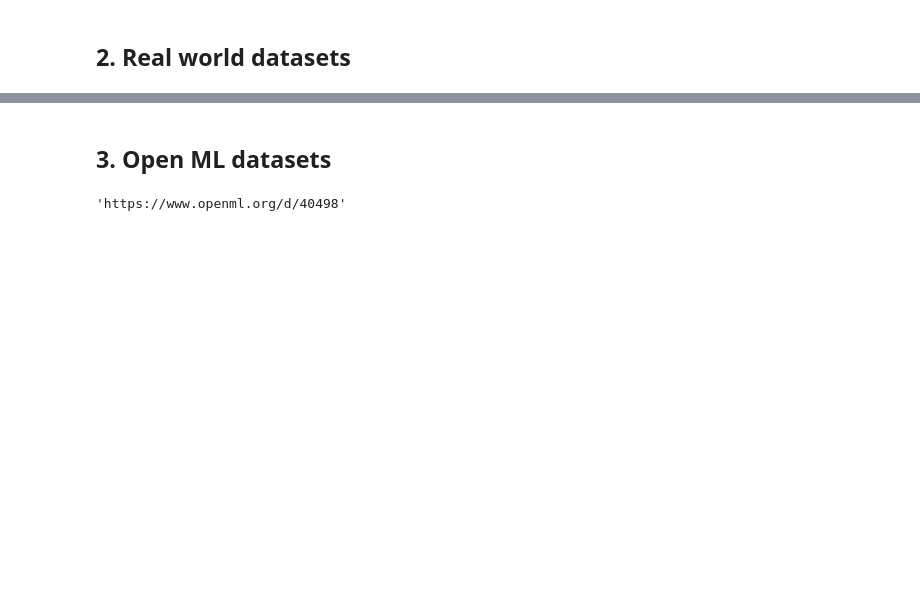
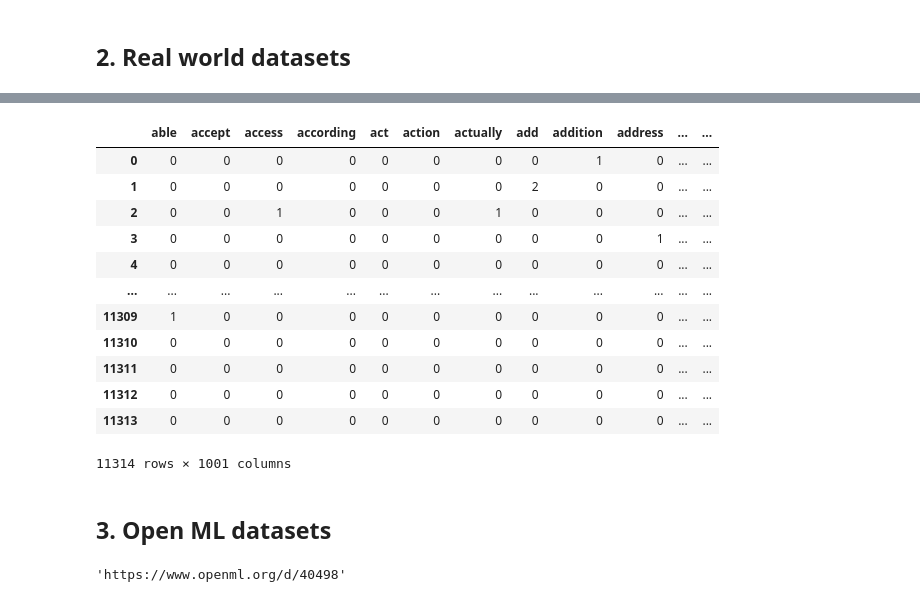
Before and after one commit to ancestor9/Scikit-learn-model-selection-evaluation, a Jupyter notebook: seminar_note_load_dataset.ipynb, the cells around one changed output, grey strips where cells are left out. Saved outputs shown, nothing was run; the diff lists cells and outputs as text; code cells hidden in the pictures; blank space fills up the shorter version.

```diff
--- a/seminar_note_load_dataset.ipynb
+++ b/seminar_note_load_dataset.ipynb
@@ -137,0 +145,22 @@ dict_keys(['data', 'filenames', 'target_names', 'target', 'DESCR'])
+# %%
+import re
+
+def clean_text(text):
+    # 1. 이메일 주소 제거
+    text = re.sub(r'[a-zA-Z0-9._%+-]+@[a-zA-Z0-9.-]+\.[a-zA-Z]{2,}', '', text)
+    # 2. 알파벳과 공백을 제외한 모든 문자(특수문자, 숫자, 이스케이프 문장부호 등) 제거
+    text = re.sub(r'[^a-zA-Z\s]', ' ', text)
+    # 3. 영문 대소문자 통일 (소문자화)
+    text = text.lower()
+    # 4. 2자 미만의 단어 제거 (단어 길이가 1인 알파벳 제거, 선택 사항)
+    text = ' '.join([word for word in text.split() if len(word) > 1])
+    # 5. 연속된 공백 하나로 축소 및 양끝 공백 제거
+    text = re.sub(r'\s+', ' ', text).strip()
+
+    return text
+
+# DataFrame의 contents 컬럼에 전처리 함수 적용
+df['clean_contents'] = df['contents'].apply(clean_text)
+
+# 결과 확인
+df[['contents', 'clean_contents', 'target']].head()
@@ -138,3 +174,38 @@ dict_keys(['data', 'filenames', 'target_names', 'target', 'DESCR'])
+# %%
+import pandas as pd
+from sklearn.feature_extraction.text import CountVectorizer
+
+# 1. CountVectorizer 객체 생성 (불용어 제거 및 메모리 관리를 위해 상위 1,000개 단어 추출)
+cv = CountVectorizer(stop_words='english', max_features=1000)
+
+# 2. clean_contents 텍스트 수치화 (희소 행렬 생성)
+X_cv = cv.fit_transform(df['clean_contents'])
+
+# 3. 추출된 단어(Word) 리스트를 컬럼명으로 가져오기
+words = cv.get_feature_names_out()
+
+# 4. 수치화된 행렬을 데이터프레임으로 변환 (단어들을 컬럼명으로 설정)
+df_count_vector = pd.DataFrame(X_cv.toarray(), columns=words)
+
+# 5. 기존의 target 컬럼을 맨 뒤에 결합 (선택 사항)
+df_count_vector['target'] = df['target'].values
+
+# 결과 확인
+df_count_vector
+# %% [output]
+|  | able | accept | access | according | act | action | actually | add | addition | address | ... | ... |
+| 0 | 0 | 0 | 0 | 0 | 0 | 0 | 0 | 0 | 1 | 0 | ... | ... |
+| 1 | 0 | 0 | 0 | 0 | 0 | 0 | 0 | 2 | 0 | 0 | ... | ... |
+| 2 | 0 | 0 | 1 | 0 | 0 | 0 | 1 | 0 | 0 | 0 | ... | ... |
+| 3 | 0 | 0 | 0 | 0 | 0 | 0 | 0 | 0 | 0 | 1 | ... | ... |
+| 4 | 0 | 0 | 0 | 0 | 0 | 0 | 0 | 0 | 0 | 0 | ... | ... |
+| ... | ... | ... | ... | ... | ... | ... | ... | ... | ... | ... | ... | ... |
+| 11309 | 1 | 0 | 0 | 0 | 0 | 0 | 0 | 0 | 0 | 0 | ... | ... |
+| 11310 | 0 | 0 | 0 | 0 | 0 | 0 | 0 | 0 | 0 | 0 | ... | ... |
+| 11311 | 0 | 0 | 0 | 0 | 0 | 0 | 0 | 0 | 0 | 0 | ... | ... |
+| 11312 | 0 | 0 | 0 | 0 | 0 | 0 | 0 | 0 | 0 | 0 | ... | ... |
+| 11313 | 0 | 0 | 0 | 0 | 0 | 0 | 0 | 0 | 0 | 0 | ... | ... |
+11314 rows × 1001 columns
 # %% [markdown]
 ## 3. Open ML datasets
 # %%
```
Also changed, not shown: parts of 34 cells of this notebook.
